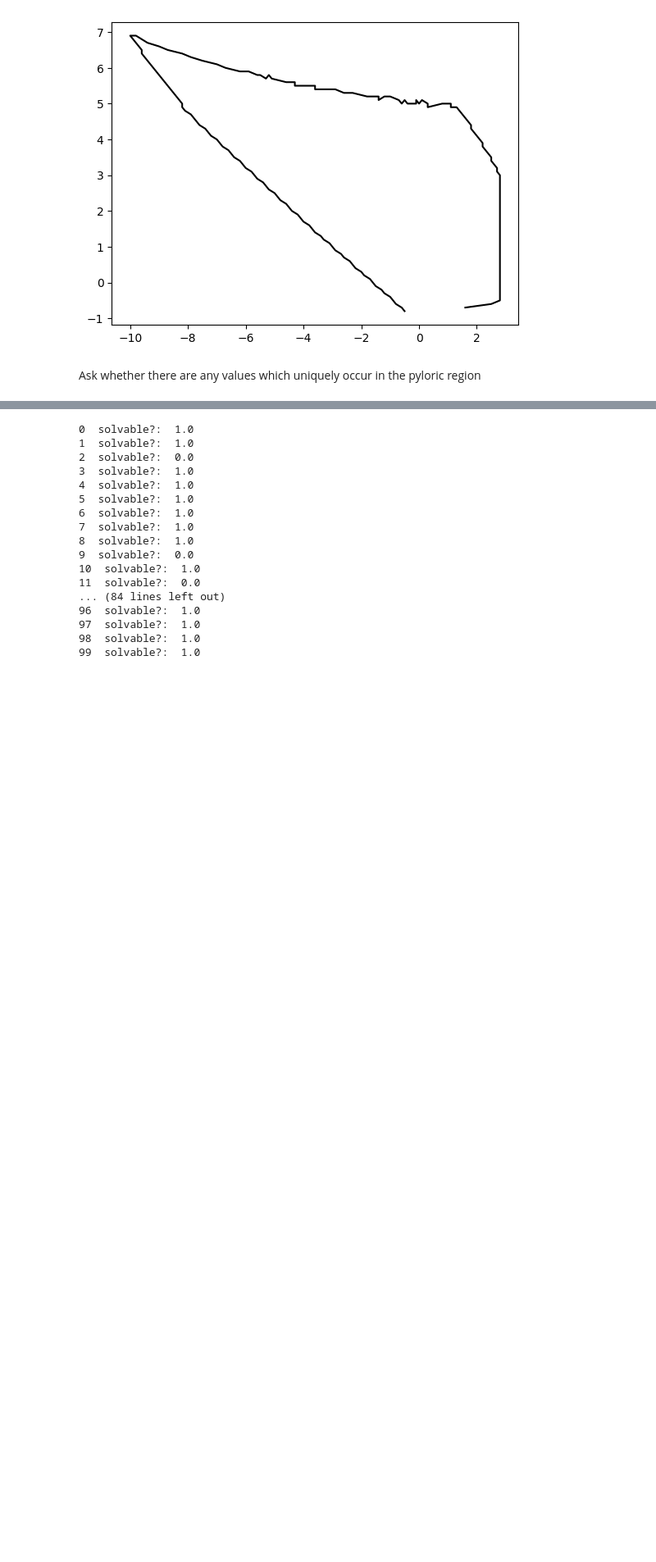
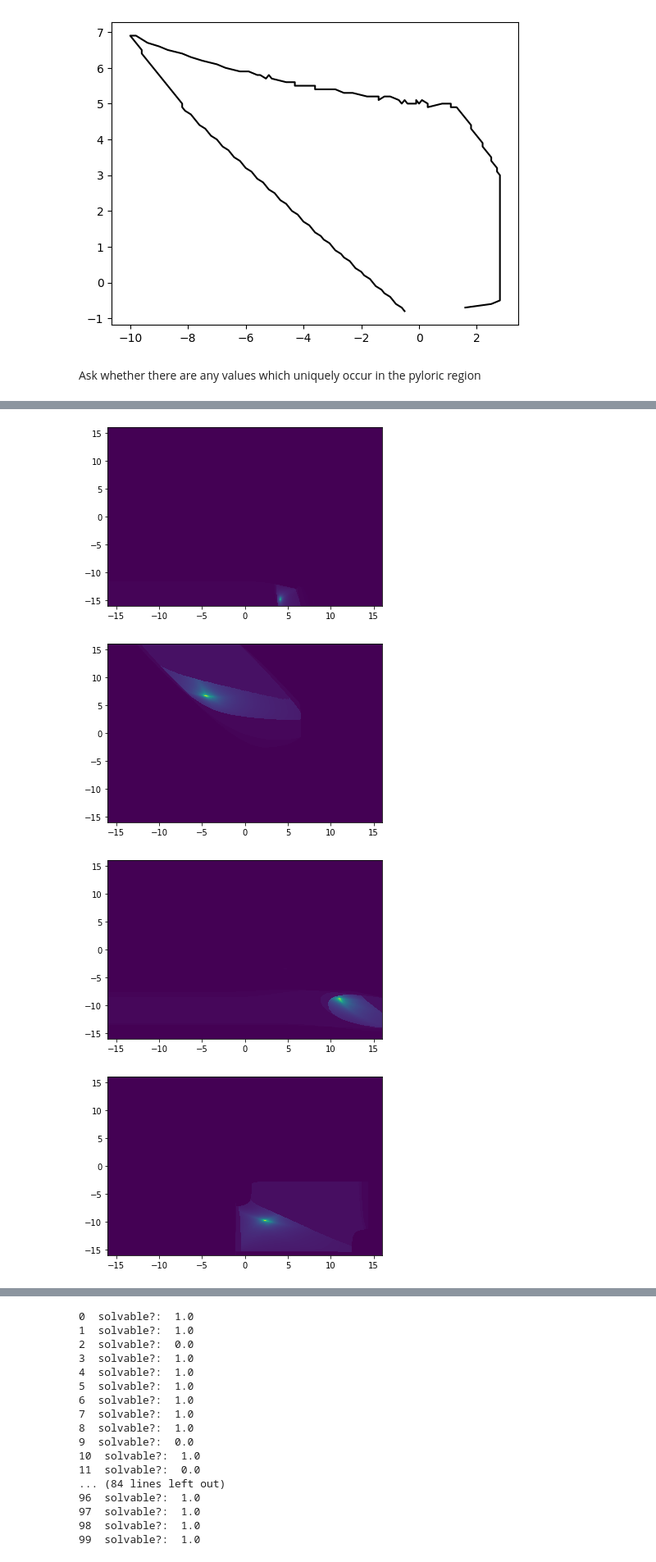
Before and after one commit to ljstolting/EvolvingHP, a Jupyter notebook: Cpp/HPAgnosticViz.ipynb, the cells around one changed output, grey strips where cells are left out. Shown at 82% size. Cells and saved outputs as stored; diff of their text form; code cells hidden in the pictures; blank space fills up the shorter version.

```diff
--- a/Cpp/HPAgnosticViz.ipynb
+++ b/Cpp/HPAgnosticViz.ipynb
@@ -11,6 +12,7 @@ from scipy.ndimage import gaussian_filter
 # par2min = -16
 # par2max = 16
 # par2step = .05
+resdata = np.loadtxt('./Specifically Evolved HP mechanisms/Every Circuit/higher_res.dat')
 
 # par1min = 0
 # par1max = 16
@@ -31,13 +33,23 @@ from scipy.ndimage import gaussian_filter
 # par2res = np.arange(par2min,par2max,par2step)
 
 #REGULAR RES
-par1min = -16
-par1max = 16
-par1step = .1
-par2min = -16
-par2max = 16
-par2step = .1
+par1min_reg = -16
+par1max_reg = 16
+par1step_reg = .1
+par2min_reg = -16
+par2max_reg = 16
+par2step_reg = .1
+
+par1min = resdata[0,0]
+par1max = resdata[0,1]
+par1step = resdata[0,2]
+par2min = resdata[1,0]
+par2max = resdata[1,1]
+par2step = resdata[1,2]
 
 # # which goes an extra for each dimension
-par1res = np.arange(par1min,par1max+par1step,par1step)
-par2res = np.arange(par2min,par2max+par2step,par2step)
+par1res = np.arange(par1min,par1max+0.00001,par1step)
+par2res = np.arange(par2min,par2max+0.00001,par2step)
+par1res_reg = np.arange(par1min_reg,par1max_reg+par1step_reg,par1step_reg)
+par2res_reg = np.arange(par2min_reg,par2max_reg+par2step_reg,par2step_reg)
+print(len(par1res))
@@ -676,0 +717,11 @@ False
+# %%
+for indiv in range(10):
+    dat = np.loadtxt('./Specifically Evolved HP mechanisms/Every Circuit/%s/pyloricslice_highres.dat'%indiv)
+    dat = dat.swapaxes(0,1)
+    im = plt.pcolormesh(par1res,par2res,dat,shading='auto')
+    plt.show()
+# %% [output]
+[figure, added]
+[figure, added]
+[figure, added]
+[figure, added]
```
Also changed, not shown: parts of 18 cells of this notebook.
